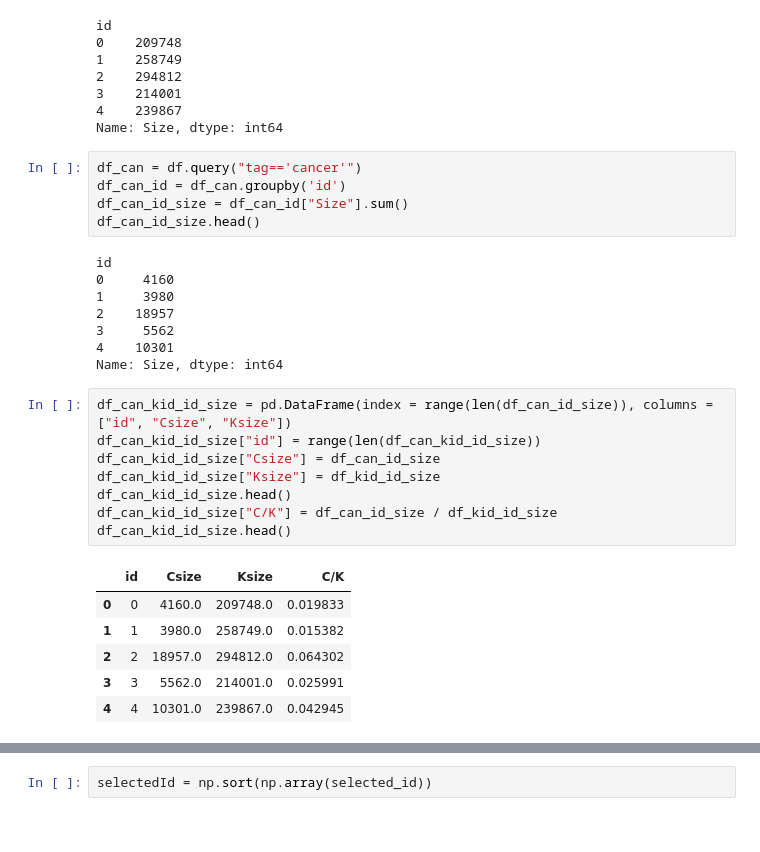
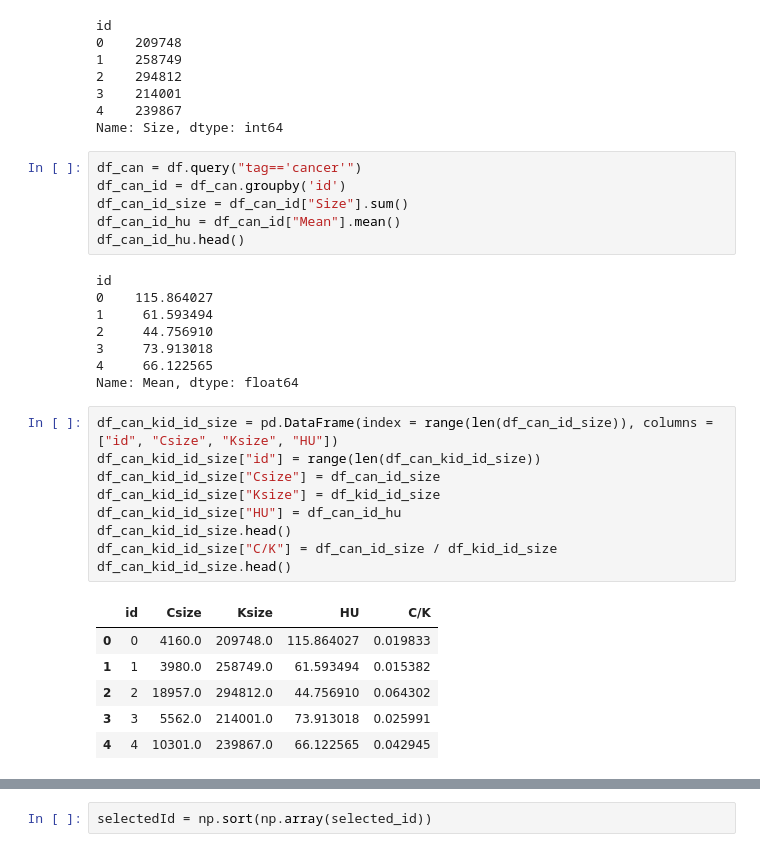
Before and after one commit to t-rryyyoooo/KIDNEY, a Jupyter notebook: memo.ipynb, the cells around one changed output, grey strips where cells are left out. Cells and saved outputs as stored; diff of their text form.

Commit message:
Divide data

```diff
--- a/memo.ipynb
+++ b/memo.ipynb
@@ -868,29 +879,31 @@ Name: Size, dtype: int64
 df_can = df.query("tag=='cancer'")
 df_can_id = df_can.groupby('id')
 df_can_id_size = df_can_id["Size"].sum()
-df_can_id_size.head()
+df_can_id_hu = df_can_id["Mean"].mean()
+df_can_id_hu.head()
 # %% [output]
 id
-0     4160
-1     3980
-2    18957
-3     5562
-4    10301
-Name: Size, dtype: int64
+0    115.864027
+1     61.593494
+2     44.756910
+3     73.913018
+4     66.122565
+Name: Mean, dtype: float64
 # %%
-df_can_kid_id_size = pd.DataFrame(index = range(len(df_can_id_size)), columns = ["id", "Csize", "Ksize"])
+df_can_kid_id_size = pd.DataFrame(index = range(len(df_can_id_size)), columns = ["id", "Csize", "Ksize", "HU"])
 df_can_kid_id_size["id"] = range(len(df_can_kid_id_size))
 df_can_kid_id_size["Csize"] = df_can_id_size
 df_can_kid_id_size["Ksize"] = df_kid_id_size
+df_can_kid_id_size["HU"] = df_can_id_hu
 df_can_kid_id_size.head()
 df_can_kid_id_size["C/K"] = df_can_id_size / df_kid_id_size
 df_can_kid_id_size.head()
 # %% [output]
-|  | id | Csize | Ksize | C/K |
-| 0 | 0 | 4160.0 | 209748.0 | 0.019833 |
-| 1 | 1 | 3980.0 | 258749.0 | 0.015382 |
-| 2 | 2 | 18957.0 | 294812.0 | 0.064302 |
-| 3 | 3 | 5562.0 | 214001.0 | 0.025991 |
-| 4 | 4 | 10301.0 | 239867.0 | 0.042945 |
+|  | id | Csize | Ksize | HU | C/K |
+| 0 | 0 | 4160.0 | 209748.0 | 115.864027 | 0.019833 |
+| 1 | 1 | 3980.0 | 258749.0 | 61.593494 | 0.015382 |
+| 2 | 2 | 18957.0 | 294812.0 | 44.756910 | 0.064302 |
+| 3 | 3 | 5562.0 | 214001.0 | 73.913018 | 0.025991 |
+| 4 | 4 | 10301.0 | 239867.0 | 66.122565 | 0.042945 |
 # %%
 print(len(df_can_kid_id_size[df_can_kid_id_size["C/K"] < 0.045]))
```
Also changed, not shown: parts of 15 cells of this notebook, 1 other file.
